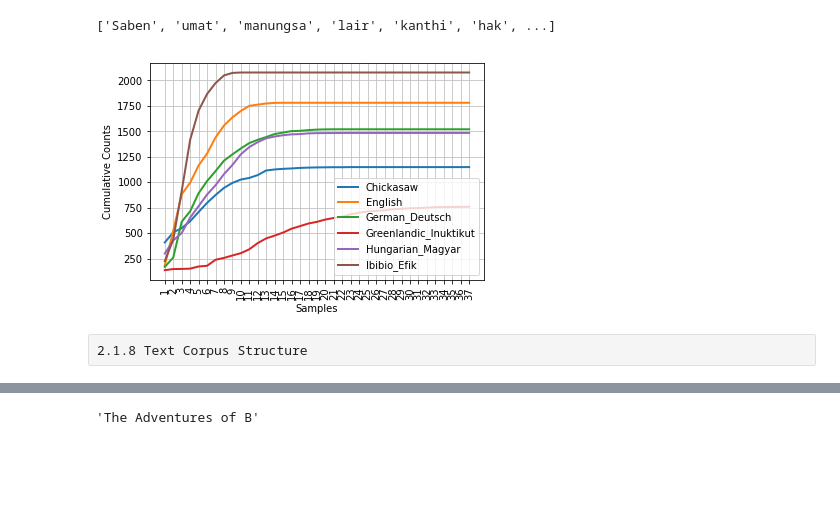
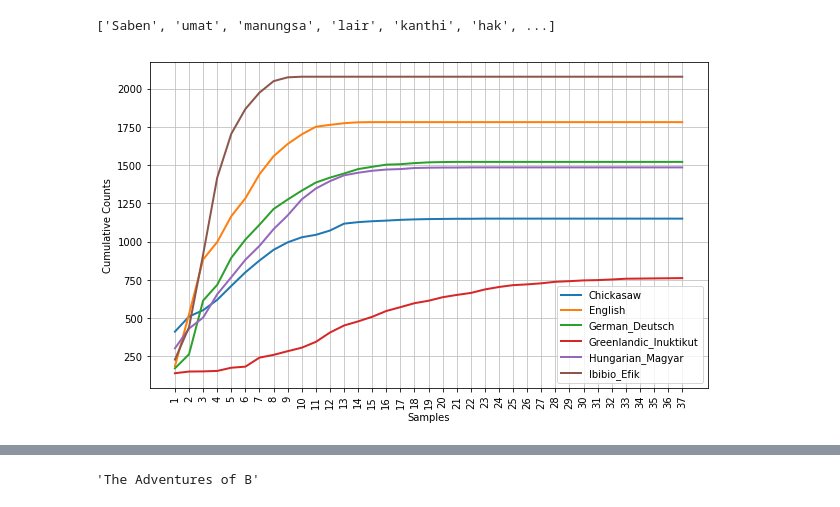
Before and after one commit to rjafarau/nltk-book, a Jupyter notebook: examples/nltk-book-chap02-1.ipynb, the cells around one changed output, grey strips where cells are left out. Drawn from its saved outputs; the diff is of its cells as text; code cells hidden in the pictures; blank space fills up the shorter version.

```diff
--- a/examples/nltk-book-chap02-1.ipynb
+++ b/examples/nltk-book-chap02-1.ipynb
@@ -571,16 +575,18 @@ nltk.corpus.udhr.words('Javanese-Latin1')[11:]
 # %%
 from nltk.corpus import udhr
 # %%
-languages = ['Chickasaw', 'English', 'German_Deutsch',
-'Greenlandic_Inuktikut', 'Hungarian_Magyar', 'Ibibio_Efik']
+languages = [
+    'Chickasaw', 'English', 'German_Deutsch',
+    'Greenlandic_Inuktikut', 'Hungarian_Magyar', 'Ibibio_Efik'
+]
 # %%
 cfd = nltk.ConditionalFreqDist(
-(lang, len(word))
-for lang in languages
-for word in udhr.words(lang + '-Latin1'))
+    (lang, len(word))
+    for lang in languages
+    for word in udhr.words(lang + '-Latin1')
+)
 # %%
+plt.figure(figsize=(10, 6))
 cfd.plot(cumulative=True)
 # %% [output]
-[figure, old version]
+[figure, new version]
-# %% [raw]
-2.1.8 Text Corpus Structure
```
Also changed, not shown: parts of 16 cells of this notebook.
